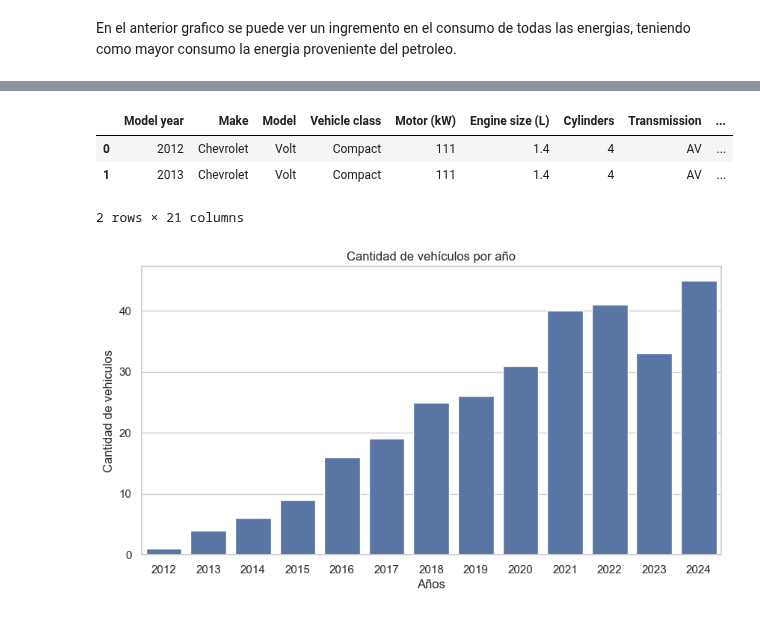
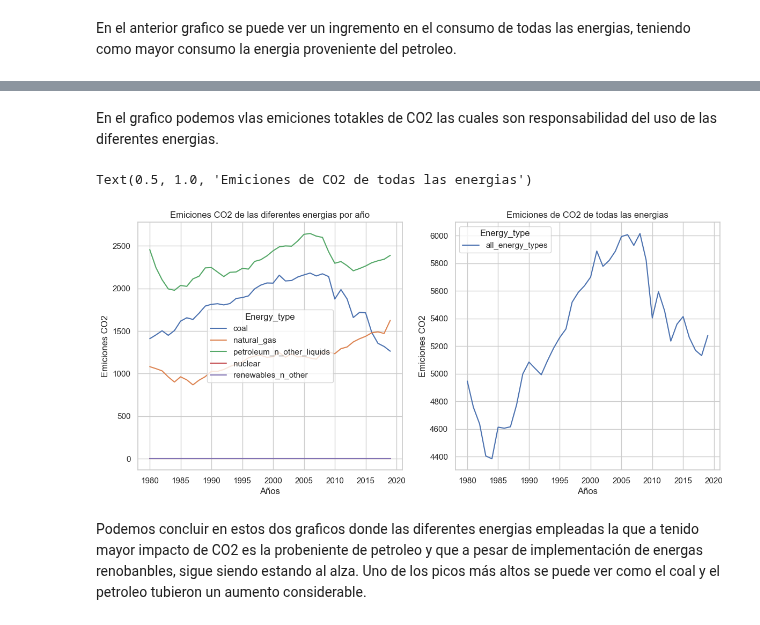
Before and after one commit to GLibardoAlarcon/Proyecto_Finalizado_Streamlit, a Jupyter notebook: libardo.ipynb, the cells around one changed output, grey strips where cells are left out. Saved outputs shown, nothing was run; the diff lists cells and outputs as text; code cells hidden in the pictures.

```diff
--- a/libardo.ipynb
+++ b/libardo.ipynb
@@ -314,8 +309,0 @@ df_Hybrid = pd.read_csv('./dataKPI2/vehiculos_hibridos_clean.csv')
-# %%
-# Visualización general de los datos
-df_Hybrid.head(2)
-# %% [output]
-|  | Model year | Make | Model | Vehicle class | Motor (kW) | Engine size (L) | Cylinders | Transmission | ... |
-| 0 | 2012 | Chevrolet | Volt | Compact | 111 | 1.4 | 4 | AV | ... |
-| 1 | 2013 | Chevrolet | Volt | Compact | 111 | 1.4 | 4 | AV | ... |
-2 rows × 21 columns
@@ -324,9 +310,19 @@ conteo_de_vehiculosH = df_Hybrid['Model year'].value_counts().sort_index()
-# %%
-plt.figure(figsize=(10,5))
-sns.barplot(x=conteo_de_vehiculosH.index, y=conteo_de_vehiculosH.values)
-plt.xlabel('Años')
-plt.ylabel('Cantidad de vehiculos')
-plt.title('Cantidad de vehículos por año')
-plt.show()
-# %% [output]
-[figure, removed]
+# %% [markdown]
+En el grafico podemos vlas emiciones totakles de CO2 las cuales son responsabilidad del uso de las diferentes energias.
+# %%
+fig , axes = plt.subplots(1,2, figsize=(14, 6))
+sns.lineplot(x='Year', y='CO2_emission', hue='Energy_type', data=df_energy_filtrado, ax=axes[0])
+axes[0].set_xlabel('Años')
+axes[0].set_ylabel('Emiciones CO2')
+axes[0].set_title('Emiciones CO2 de las diferentes energias por año')
+# Segundo grafico
+sns.lineplot(x='Year', y='CO2_emission', hue='Energy_type', data=df_energy_filtradoT, ax=axes[1])
+axes[1].set_xlabel('Años')
+axes[1].set_ylabel('Emiciones CO2')
+axes[1].set_title('Emiciones de CO2 de todas las energias')
+# %% [output]
+Text(0.5, 1.0, 'Emiciones de CO2 de todas las energias')
+[figure, added]
+# %% [markdown]
+Podemos concluir en estos dos graficos donde las diferentes energias empleadas la que a tenido mayor impacto de CO2 es la probeniente de petroleo y que a pesar de implementación de energas renobanbles, sigue siendo estando al alza.
+Uno de los picos más altos se puede ver como el coal y el petroleo tubieron un aumento considerable.
```
Also changed, not shown: parts of 16 cells of this notebook.
